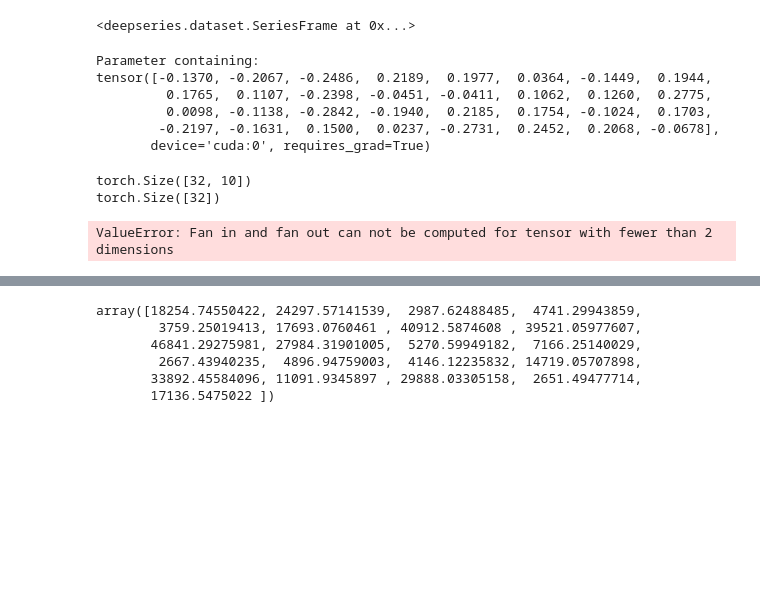
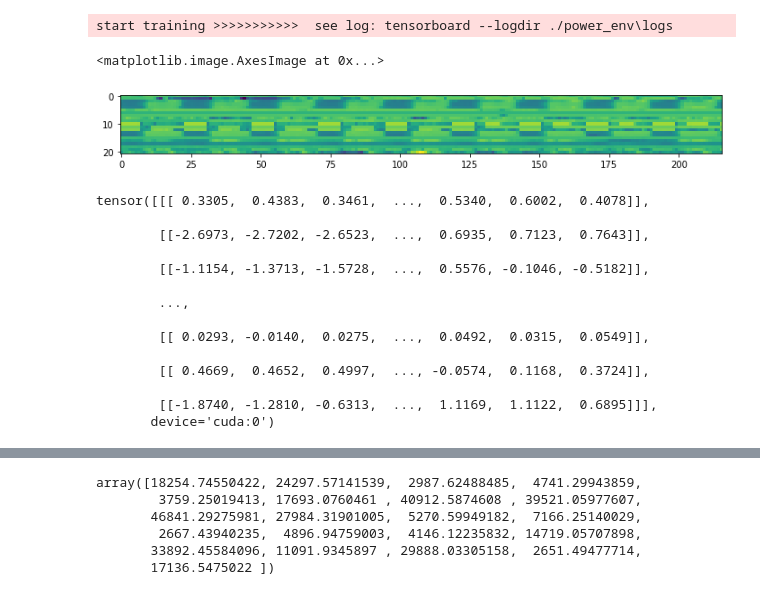
Before and after one commit to Relevation-143/Deep-Time-Series-Prediction, a Jupyter notebook: v0.4.0 hourly 48-step prediction.ipynb, the cells around one changed output, grey strips where cells are left out. Saved outputs shown, nothing was run; the diff lists cells and outputs as text; code cells hidden in the pictures; blank space fills up the shorter version.

```diff
--- a/v0.4.0 hourly 48-step prediction.ipynb
+++ b/v0.4.0 hourly 48-step prediction.ipynb
@@ -118,36 +118,38 @@ valid_frame = SeriesFrame(valid_xy, batch_size=32, enc_lens=ENC_LEN, dec_lens=DE
-# %%
-train_frame.cuda().train()
-valid_frame.cuda().valid()
-# %% [output]
-<deepseries.dataset.SeriesFrame at 0x...>
 # %%
 model = WaveNet(enc_numerical=9, dec_numerical=7, dilations=[2 ** i for i in range(5)] * 3,
                 kernels_size=[2 for i in range(5)] * 3, dropout=0.5)
-opt = Adam(model.parameters(), 0.001)
+opt = Adam(model.parameters(), 0.005)
 loss_fn = nn.MSELoss()
 model.cuda()
-
-lr_scheduler = torch.optim.lr_scheduler.CosineAnnealingLR(opt, 64, 0.0001)
+lr_scheduler = torch.optim.lr_scheduler.CosineAnnealingLR(opt, 64, 0.001)
 learner = Learner(model, opt, loss_fn, './power_env', log_interval=20, lr_scheduler=lr_scheduler)
-learner.fit(500, train_frame, valid_frame, patient=32, start_save=50)
+learner.fit(500, train_frame, valid_frame, patient=32, start_save=1, early_stopping=False)
+# %% [output]
+start training >>>>>>>>>>>  see log: tensorboard --logdir ./power_env\logs
-# %%
-p
-# %% [output]
-Parameter containing:
-tensor([-0.1370, -0.2067, -0.2486,  0.2189,  0.1977,  0.0364, -0.1449,  0.1944,
-         0.1765,  0.1107, -0.2398, -0.0451, -0.0411,  0.1062,  0.1260,  0.2775,
-         0.0098, -0.1138, -0.2842, -0.1940,  0.2185,  0.1754, -0.1024,  0.1703,
-        -0.2197, -0.1631,  0.1500,  0.0237, -0.2731,  0.2452,  0.2068, -0.0678],
-       device='cuda:0', requires_grad=True)
-# %%
-for p  in model.parameters():
-    print(p.shape)
-    torch.nn.init.xavier_normal_(p)
-# %% [output]
-torch.Size([32, 10])
-torch.Size([32])
-ValueError: Fan in and fan out can not be computed for tensor with fewer than 2 dimensions
 # %%
 test_xy = torch.as_tensor(xy[:, :, test_idx]).cuda()
 test_xf = torch.as_tensor(np.concatenate([xy_num_features[:, :, test_idx], x_num_features[:, :, test_idx]], axis=1)).cuda()
 test_yf = torch.as_tensor(xy_num_features[:, :, test_idx]).cuda()
+# %%
+plt.figure(figsize=(12, 36))
+plt.imshow(pd.DataFrame(valid_xy.values.squeeze()))
+# %% [output]
+<matplotlib.image.AxesImage at 0x...>
+[figure, added]
+# %%
+test_xy
+# %% [output]
+tensor([[[ 0.3305,  0.4383,  0.3461,  ...,  0.5340,  0.6002,  0.4078]],
+
+        [[-2.6973, -2.7202, -2.6523,  ...,  0.6935,  0.7123,  0.7643]],
+
+        [[-1.1154, -1.3713, -1.5728,  ...,  0.5576, -0.1046, -0.5182]],
+
+        ...,
+
+        [[ 0.0293, -0.0140,  0.0275,  ...,  0.0492,  0.0315,  0.0549]],
+
+        [[ 0.4669,  0.4652,  0.4997,  ..., -0.0574,  0.1168,  0.3724]],
+
+        [[-1.8740, -1.2810, -0.6313,  ...,  1.1169,  1.1122,  0.6895]]],
+       device='cuda:0')
```
Also changed, not shown: parts of 13 cells of this notebook, 8 other files.
